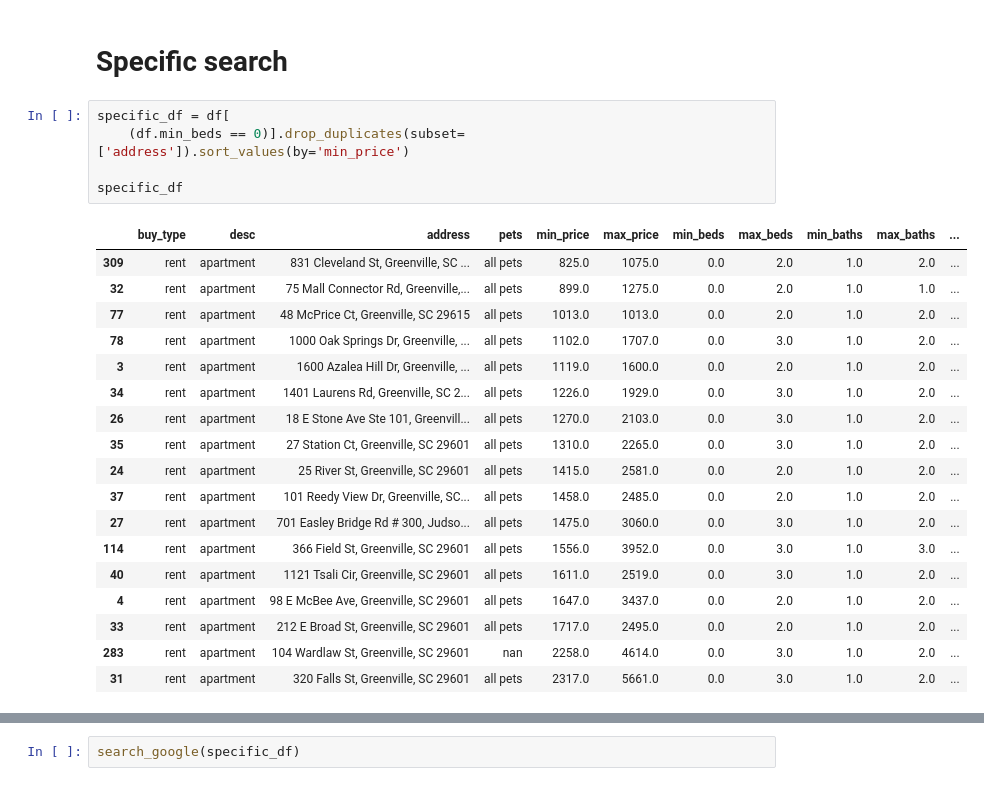
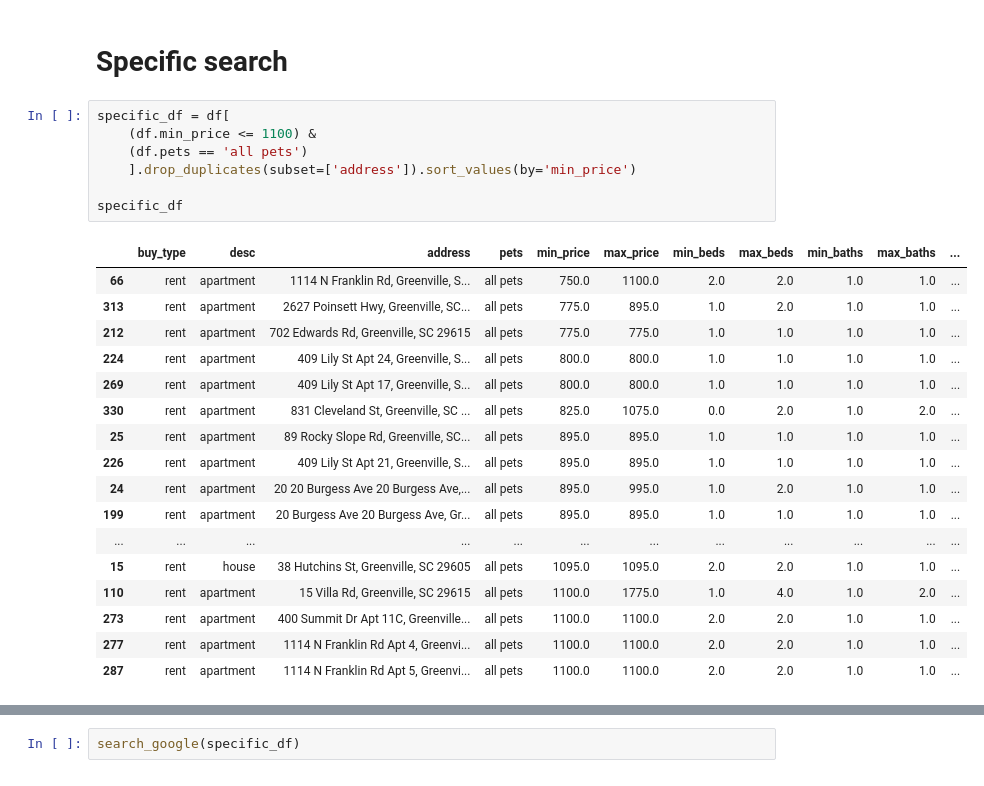
Before and after one commit to mbcalli/apartment-search, a Jupyter notebook: scrape.ipynb, the cells around one changed output, grey strips where cells are left out. Saved outputs shown, nothing was run; the diff lists cells and outputs as text.

```diff
--- a/scrape.ipynb
+++ b/scrape.ipynb
@@ -337,28 +348,29 @@ search_google(over_performers)
 # Specific search
 # %%
 specific_df = df[
-	(df.min_beds == 0)].drop_duplicates(subset=['address']).sort_values(by='min_price')
+	(df.min_price <= 1100) &
+	(df.pets == 'all pets')
+	].drop_duplicates(subset=['address']).sort_values(by='min_price')
 
 specific_df
 # %% [output]
 |  | buy_type | desc | address | pets | min_price | max_price | min_beds | max_beds | min_baths | max_baths | ... |
-| 309 | rent | apartment | 831 Cleveland St, Greenville, SC ... | all pets | 825.0 | 1075.0 | 0.0 | 2.0 | 1.0 | 2.0 | ... |
-| 32 | rent | apartment | 75 Mall Connector Rd, Greenville,... | all pets | 899.0 | 1275.0 | 0.0 | 2.0 | 1.0 | 1.0 | ... |
-| 77 | rent | apartment | 48 McPrice Ct, Greenville, SC 29615 | all pets | 1013.0 | 1013.0 | 0.0 | 2.0 | 1.0 | 2.0 | ... |
-| 78 | rent | apartment | 1000 Oak Springs Dr, Greenville, ... | all pets | 1102.0 | 1707.0 | 0.0 | 3.0 | 1.0 | 2.0 | ... |
-| 3 | rent | apartment | 1600 Azalea Hill Dr, Greenville, ... | all pets | 1119.0 | 1600.0 | 0.0 | 2.0 | 1.0 | 2.0 | ... |
-| 34 | rent | apartment | 1401 Laurens Rd, Greenville, SC 2... | all pets | 1226.0 | 1929.0 | 0.0 | 3.0 | 1.0 | 2.0 | ... |
-| 26 | rent | apartment | 18 E Stone Ave Ste 101, Greenvill... | all pets | 1270.0 | 2103.0 | 0.0 | 3.0 | 1.0 | 2.0 | ... |
-| 35 | rent | apartment | 27 Station Ct, Greenville, SC 29601 | all pets | 1310.0 | 2265.0 | 0.0 | 3.0 | 1.0 | 2.0 | ... |
-| 24 | rent | apartment | 25 River St, Greenville, SC 29601 | all pets | 1415.0 | 2581.0 | 0.0 | 2.0 | 1.0 | 2.0 | ... |
-| 37 | rent | apartment | 101 Reedy View Dr, Greenville, SC... | all pets | 1458.0 | 2485.0 | 0.0 | 2.0 | 1.0 | 2.0 | ... |
-| 27 | rent | apartment | 701 Easley Bridge Rd # 300, Judso... | all pets | 1475.0 | 3060.0 | 0.0 | 3.0 | 1.0 | 2.0 | ... |
-| 114 | rent | apartment | 366 Field St, Greenville, SC 29601 | all pets | 1556.0 | 3952.0 | 0.0 | 3.0 | 1.0 | 3.0 | ... |
-| 40 | rent | apartment | 1121 Tsali Cir, Greenville, SC 29601 | all pets | 1611.0 | 2519.0 | 0.0 | 3.0 | 1.0 | 2.0 | ... |
-| 4 | rent | apartment | 98 E McBee Ave, Greenville, SC 29601 | all pets | 1647.0 | 3437.0 | 0.0 | 2.0 | 1.0 | 2.0 | ... |
-| 33 | rent | apartment | 212 E Broad St, Greenville, SC 29601 | all pets | 1717.0 | 2495.0 | 0.0 | 2.0 | 1.0 | 2.0 | ... |
-| 283 | rent | apartment | 104 Wardlaw St, Greenville, SC 29601 | nan | 2258.0 | 4614.0 | 0.0 | 3.0 | 1.0 | 2.0 | ... |
-| 31 | rent | apartment | 320 Falls St, Greenville, SC 29601 | all pets | 2317.0 | 5661.0 | 0.0 | 3.0 | 1.0 | 2.0 | ... |
+| 66 | rent | apartment | 1114 N Franklin Rd, Greenville, S... | all pets | 750.0 | 1100.0 | 2.0 | 2.0 | 1.0 | 1.0 | ... |
+| 313 | rent | apartment | 2627 Poinsett Hwy, Greenville, SC... | all pets | 775.0 | 895.0 | 1.0 | 2.0 | 1.0 | 1.0 | ... |
+| 212 | rent | apartment | 702 Edwards Rd, Greenville, SC 29615 | all pets | 775.0 | 775.0 | 1.0 | 1.0 | 1.0 | 1.0 | ... |
+| 224 | rent | apartment | 409 Lily St Apt 24, Greenville, S... | all pets | 800.0 | 800.0 | 1.0 | 1.0 | 1.0 | 1.0 | ... |
+| 269 | rent | apartment | 409 Lily St Apt 17, Greenville, S... | all pets | 800.0 | 800.0 | 1.0 | 1.0 | 1.0 | 1.0 | ... |
+| 330 | rent | apartment | 831 Cleveland St, Greenville, SC ... | all pets | 825.0 | 1075.0 | 0.0 | 2.0 | 1.0 | 2.0 | ... |
+| 25 | rent | apartment | 89 Rocky Slope Rd, Greenville, SC... | all pets | 895.0 | 895.0 | 1.0 | 1.0 | 1.0 | 1.0 | ... |
+| 226 | rent | apartment | 409 Lily St Apt 21, Greenville, S... | all pets | 895.0 | 895.0 | 1.0 | 1.0 | 1.0 | 1.0 | ... |
+| 24 | rent | apartment | 20 20 Burgess Ave 20 Burgess Ave,... | all pets | 895.0 | 995.0 | 1.0 | 2.0 | 1.0 | 1.0 | ... |
+| 199 | rent | apartment | 20 Burgess Ave 20 Burgess Ave, Gr... | all pets | 895.0 | 895.0 | 1.0 | 1.0 | 1.0 | 1.0 | ... |
+| ... | ... | ... | ... | ... | ... | ... | ... | ... | ... | ... | ... |
+| 15 | rent | house | 38 Hutchins St, Greenville, SC 29605 | all pets | 1095.0 | 1095.0 | 2.0 | 2.0 | 1.0 | 1.0 | ... |
+| 110 | rent | apartment | 15 Villa Rd, Greenville, SC 29615 | all pets | 1100.0 | 1775.0 | 1.0 | 4.0 | 1.0 | 2.0 | ... |
+| 273 | rent | apartment | 400 Summit Dr Apt 11C, Greenville... | all pets | 1100.0 | 1100.0 | 2.0 | 2.0 | 1.0 | 1.0 | ... |
+| 277 | rent | apartment | 1114 N Franklin Rd Apt 4, Greenvi... | all pets | 1100.0 | 1100.0 | 2.0 | 2.0 | 1.0 | 1.0 | ... |
+| 287 | rent | apartment | 1114 N Franklin Rd Apt 5, Greenvi... | all pets | 1100.0 | 1100.0 | 2.0 | 2.0 | 1.0 | 1.0 | ... |
 # %%
 plot_df(specific_df)
 # %% [output]
```
Also changed, not shown: parts of 8 cells of this notebook.
